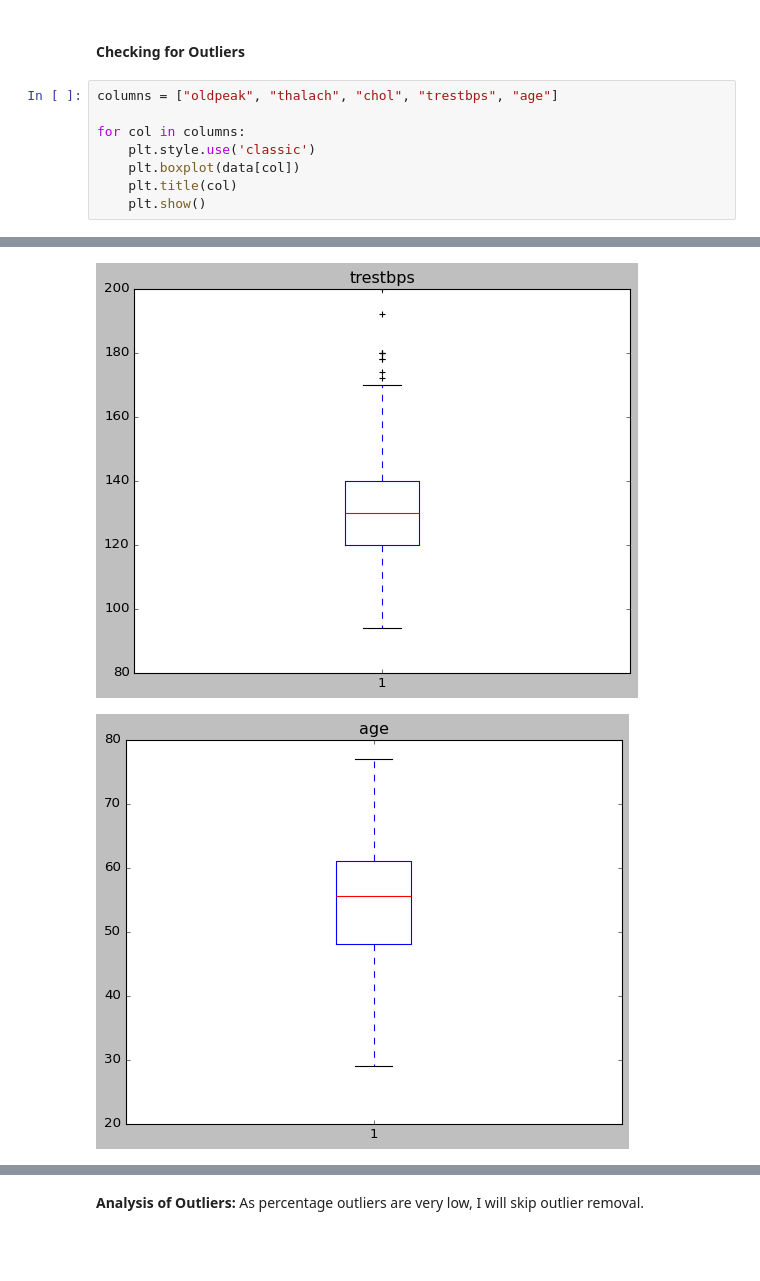
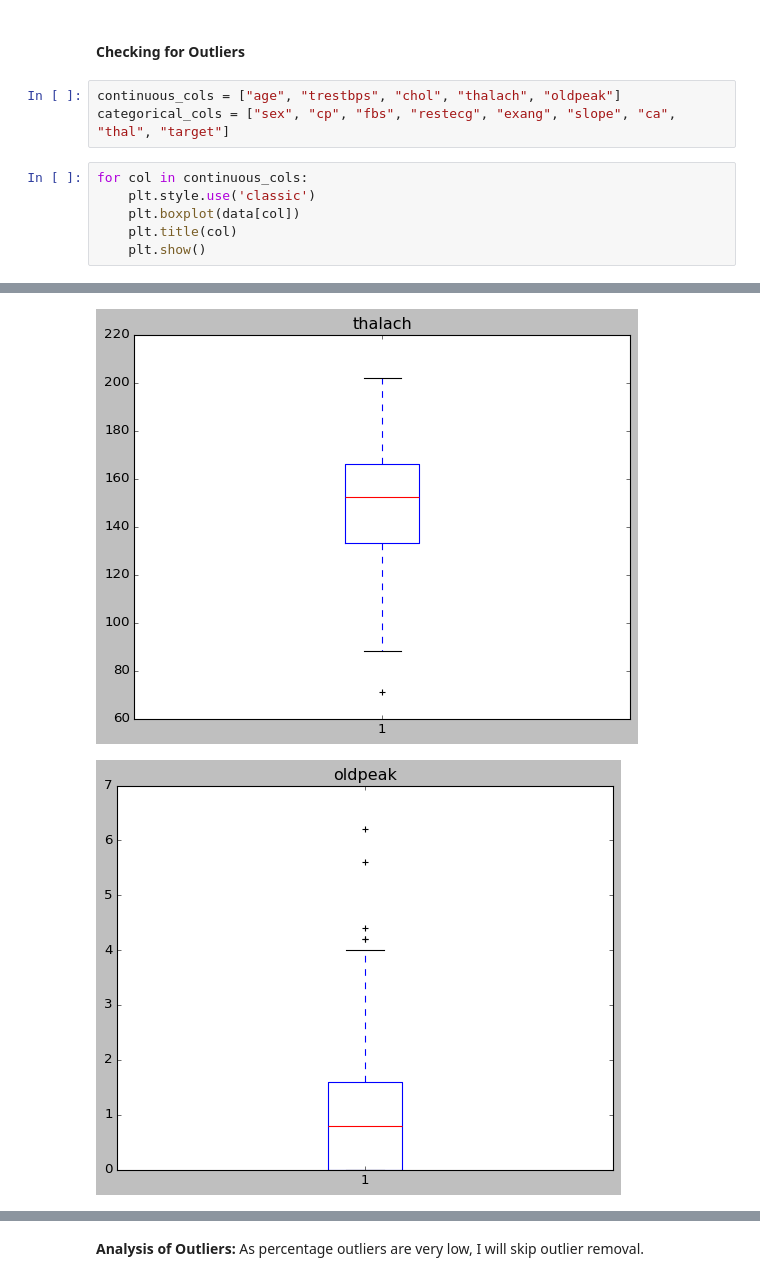
Before and after one commit to soumyadeepghoshGG/Heart-Disease-Classification, a Jupyter notebook: Heart-Disease-Classification.ipynb, the cells around one changed output, grey strips where cells are left out. Drawn from its saved outputs; the diff is of its cells as text; blank space fills up the shorter version.

```diff
--- a/Heart-Disease-Classification.ipynb
+++ b/Heart-Disease-Classification.ipynb
@@ -153,10 +153,11 @@ data.drop_duplicates(inplace=True)
 **Remark:** Opps so many duplicates! I will drop them.
 # %% [markdown]
 #### Checking for Outliers
+# %%
+continuous_cols = ["age", "trestbps", "chol", "thalach", "oldpeak"]
+categorical_cols = ["sex", "cp", "fbs", "restecg", "exang", "slope", "ca", "thal", "target"]
 # %%
-columns = ["oldpeak", "thalach", "chol", "trestbps", "age"]
-
-for col in columns:
+for col in continuous_cols:
     plt.style.use('classic')
     plt.boxplot(data[col])
     plt.title(col)
@@ -167,4 +168,4 @@ for col in columns:
 [figure]
-[figure, old version]
+[figure, new version]
-[figure, old version]
+[figure, new version]
 # %%
```
Also changed, not shown: parts of 10 cells of this notebook.
